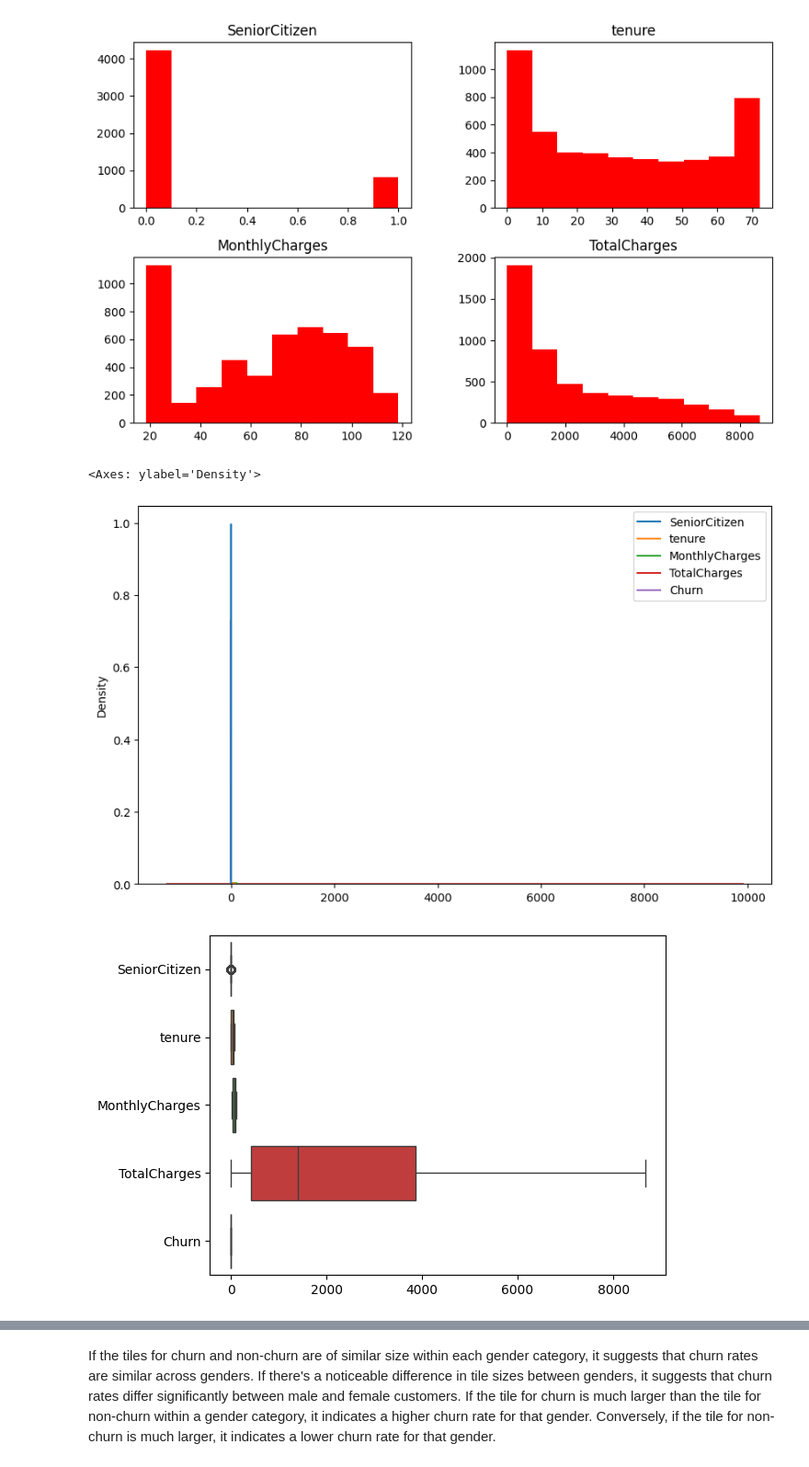
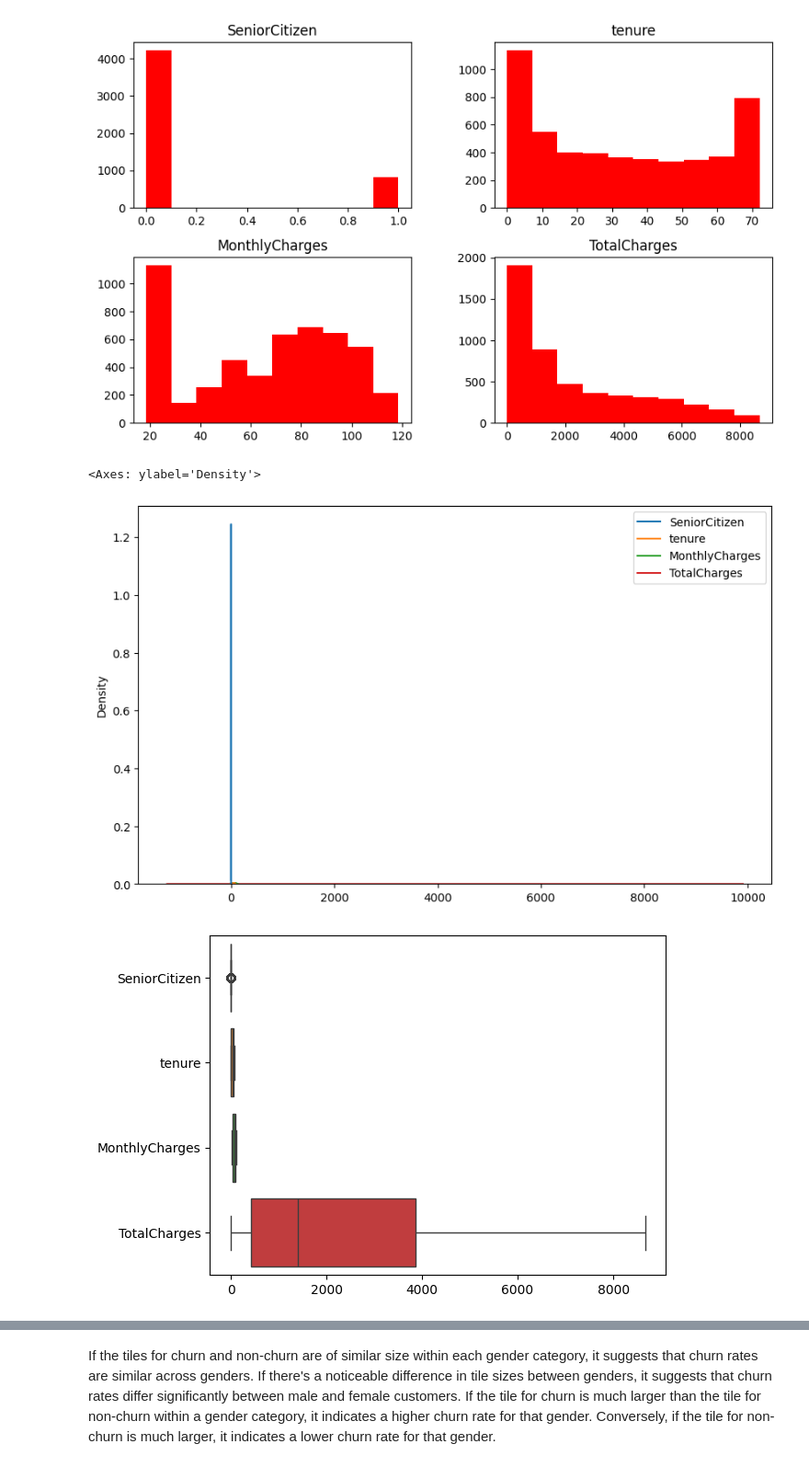
Before and after one commit to Vaniskemunto/Customer_churn-analysis, a Jupyter notebook: customer_churn.ipynb, the cells around one changed output, grey strips where cells are left out. Shown at 92% size. Saved outputs shown, nothing was run; the diff lists cells and outputs as text; code cells hidden in the pictures.

```diff
--- a/customer_churn.ipynb
+++ b/customer_churn.ipynb
@@ -387,0 +343,43 @@ NameError: name 'clean_training_data' is not defined
+# %%
+def convert_to_yes_no(df, columns):
+    """
+    Converts multiple columns with mixed values (True, False, Yes, No) to only Yes and No.
+
+    Parameters:
+    - df (pd.DataFrame): The DataFrame containing the columns to be converted.
+    - columns (list of str): List of column names to convert.
+
+    Returns:
+    - pd.DataFrame: DataFrame with the specified columns converted to Yes and No.
+    """
+    # Define a mapping from original to desired values
+    conversion_map = {
+        True: 'Yes',
+        'True': 'Yes',
+        False: 'No',
+        'False': 'No',
+        'Yes': 'Yes',
+        'No': 'No',
+        'yes': 'Yes',  # Handling lowercase input
+        'no': 'No',    # Handling lowercase input
+        'YES': 'Yes',  # Handling uppercase input
+        'NO': 'No'     # Handling uppercase input
+    }
+
+    # Apply the mapping to each specified column
+    for column in columns:
+        if column in df.columns:
+            df[column] = df[column].map(conversion_map)
+
+    return df
+
+# Assuming 'training_data' is your DataFrame and already defined
+# Example column names to be converted
+columns_to_convert = ['Churn','Partner', 'Dependents', 'PhoneService']
+
+# Convert specified columns to only contain Yes and No
+df = convert_to_yes_no(training_data, columns_to_convert)
+
+print(df)
+train_data=df
+train_data.head()
@@ -398,14 +421,14 @@ array([[<Axes: title={'center': 'SeniorCitizen'}>,
 # %%
 #density distribution
 plt.figure(figsize=(10,6))
-sns.kdeplot(training_data)
+sns.kdeplot(train_data)
 # %% [output]
 <Axes: ylabel='Density'>
-[figure, old version]
+[figure, new version]
 # %%
 #checking outliers
-sns.boxplot(training_data, orient='h')
+sns.boxplot(train_data, orient='h')
 plt.show()
 # %% [output]
-[figure, old version]
+[figure, new version]
 # %%
```
Also changed, not shown: parts of 25 cells of this notebook.
